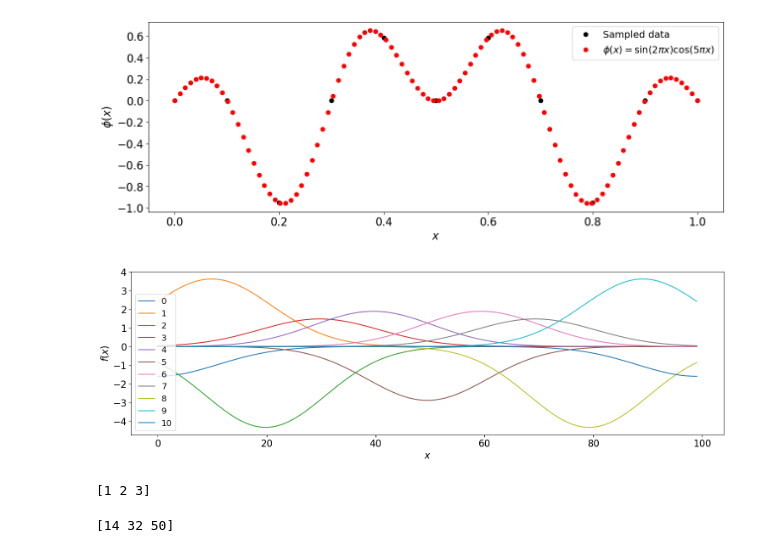
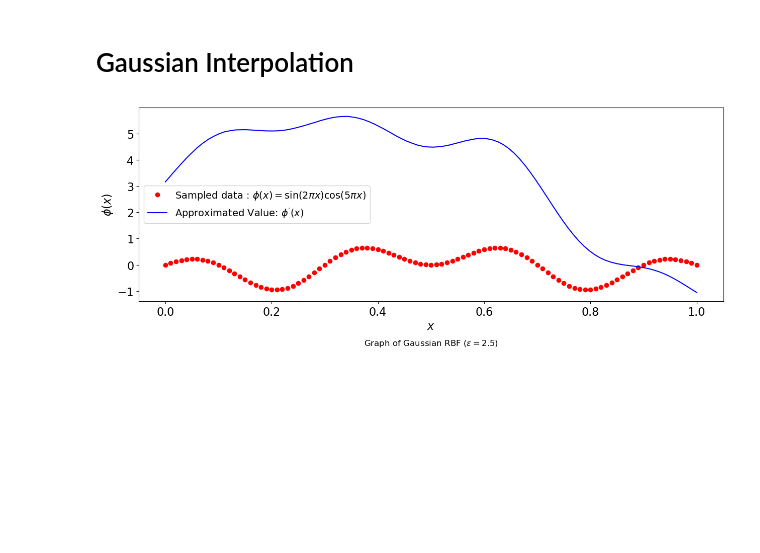
Before and after one commit to beemarsh/meshless_pde, a Jupyter notebook: rbf_interpolation.ipynb, the cells around one changed output. Saved outputs shown, nothing was run; the diff lists cells and outputs as text; code cells hidden in the pictures; blank space fills up the shorter version.

Commit message:
Gaussian, MultiQuadratic, and Inverse Multi Quadratic RBF interpolation and error plotting completed

```diff
--- a/rbf_interpolation.ipynb
+++ b/rbf_interpolation.ipynb
@@ -41,4 +160,4 @@ def kernel_matrix(X, sigma=1, f=gaussian):
 # %%
-def rbf_model(A, w):
-    val=np.dot(np.linalg.inv(A),w)
-    return val
+def rbf_model(A, v):
+    w=np.dot(np.linalg.inv(A),v)
+    return w
@@ -45,6 +175,6 @@ def rbf_model(A, w):
 # %%
-def rbf_predict(x, X, m, l = 1, f = gaussian):
-    S = np.zeros(len(x))
-    for i in range(len(m)):
-        S = S + m[i] * f(x, X[i], l)
-    return S
+def rbf_predict(_x, _X, _w, scale = 1, f = gaussian):
+    y = np.zeros(len(_x))
+    for i in range(len(_w)):
+        y = y + _w[i] * f(_x, _X[i], scale)
+    return y
@@ -51,52 +184,30 @@ def rbf_predict(x, X, m, l = 1, f = gaussian):
+# %% [markdown]
+# Gaussian Interpolation
 # %%
-# Sample 10 values of X and phi.
-N = 10
-X = np.arange(0, N + 1, 1) / N
-d = phi(X)# Gaussian length scale.
-sigma = 1 / 9# Calculate the kernel matrix G
-G = kernel_matrix(X, sigma, gaussian)
+#Gaussian Interpolation
+A_gaussian = kernel_matrix(X, scale, gaussian)
 
-# Invert d = Gm for the model parameters.
-m = rbf_model(G, d)# Using m, interpolate phi for all values in x ∈ [0, 1].
-x = np.linspace(0, 1, 100)
+# Invert  = Gm for the model parameters.
+w_gaussian = rbf_model(A_gaussian, v)# Using w, interpolate phi for all values.
 
-S = rbf_predict(x, X, m, L, gaussian)# Plot the results.
+y_gaussian = rbf_predict(x, X, w_gaussian, scale, gaussian)# Plot the results.
+
 plt.figure(figsize = [15, 5])
-plt.plot(X, d, "ko")     # Sampled discrete data points of phi.
-# plt.plot(x, phi(x), "r") # True "continuous" values of phi.
-plt.plot(x, S, "ro")    # # Interpolated values of phi.
-plt.legend(["Sampled data",
-            "$\phi(x) = \sin(2 \pi x) \cos(5 \pi x)$",
-            "RBF Interpolation"], fontsize = 14)
+
+# True "continuous" values of  ϕ(x).
+plt.plot(X, v, "ro")
+
+# # Interpolated values of ϕ(x).
+plt.plot(x, y_gaussian, "b")
+
+plt.legend([r'Sampled data : $\phi(x) = \sin(2\pi x) \cos(5 \pi x)$',
+            r'Approximated Value: $\phi^{′}(x)$'], fontsize = 14)
+
 plt.xlabel("$x$", fontsize = 16)
-plt.ylabel("$\phi(x)$", fontsize = 16)
+plt.ylabel(r'$\phi(x)$', fontsize = 16)
 plt.xticks(fontsize = 16)
 plt.yticks(fontsize = 16)
+plt.title(r'Graph of Gaussian RBF ($\varepsilon = ' + f'{scale})$', y=-0.25)
 plt.show()
 # %% [output]
-[figure, old version]
+[figure, new version]
-# %%
-# Plot the 10 weighted Gaussians used in the interpolation model.
-plt.figure(figsize = [18, 5])
-for i in range(len(m)):
-    plt.plot(m[i] * gaussian(x, X[i], L))
-plt.legend(range(len(m)), fontsize = 14)
-plt.xlabel("$x$", fontsize = 16)
-plt.ylabel("$f(x)$", fontsize = 16)
-plt.xticks(fontsize = 16)
-plt.yticks(fontsize = 16)
-plt.show()
-# %% [output]
-[figure, removed]
-# %%
-a=np.array([1,2,3])
-a=np.transpose(a)
-print(a)
-# %% [output]
-[1 2 3]
-# %%
-a=np.array([[1,2,3],[4,5,6],[7,8,9]])
-x=[1,2,3]
-print(np.dot(a,x))
-# %% [output]
-[14 32 50]
```
Also changed, not shown: parts of 30 cells of this notebook.
